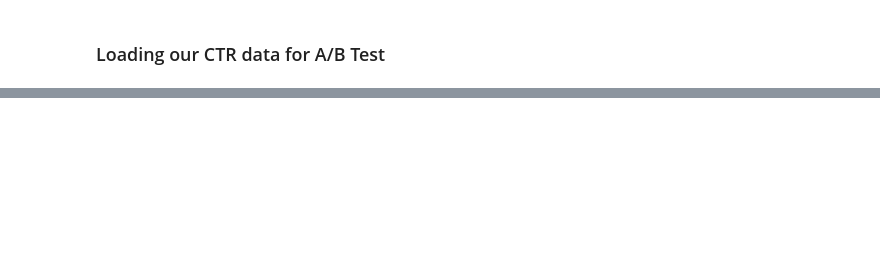
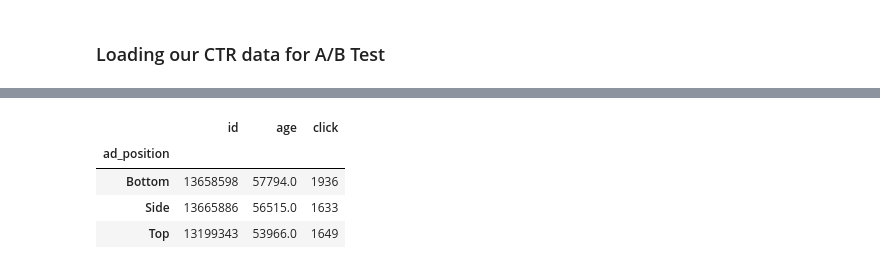
Before and after one commit to gpaet05/ad-click-prediction, a Jupyter notebook: ad_click_AB_testing.ipynb, the cells around one changed output, grey strips where cells are left out. Cells and saved outputs as stored; diff of their text form; code cells hidden in the pictures; blank space fills up the shorter version.

```diff
--- a/ad_click_AB_testing.ipynb
+++ b/ad_click_AB_testing.ipynb
@@ -31,0 +59,8 @@ df_ab_test.describe()
+# %%
+df_ab_test.groupby("ad_position").sum("click")
+# %% [output]
+|  | id | age | click |
+| ad_position |  |  |  |
+| Bottom | 13658598 | 57794.0 | 1936 |
+| Side | 13665886 | 56515.0 | 1633 |
+| Top | 13199343 | 53966.0 | 1649 |
```
Also changed, not shown: parts of 10 cells of this notebook.
